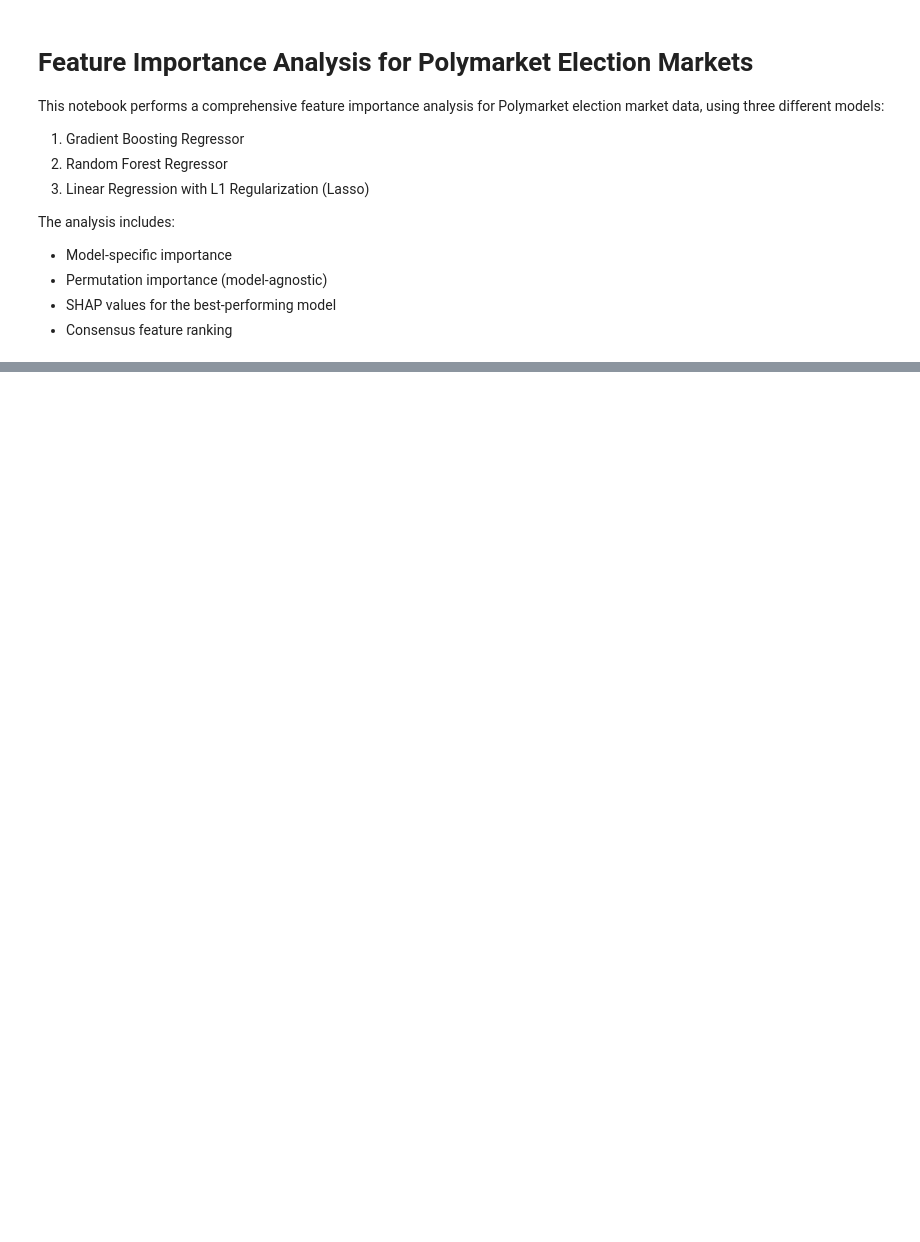
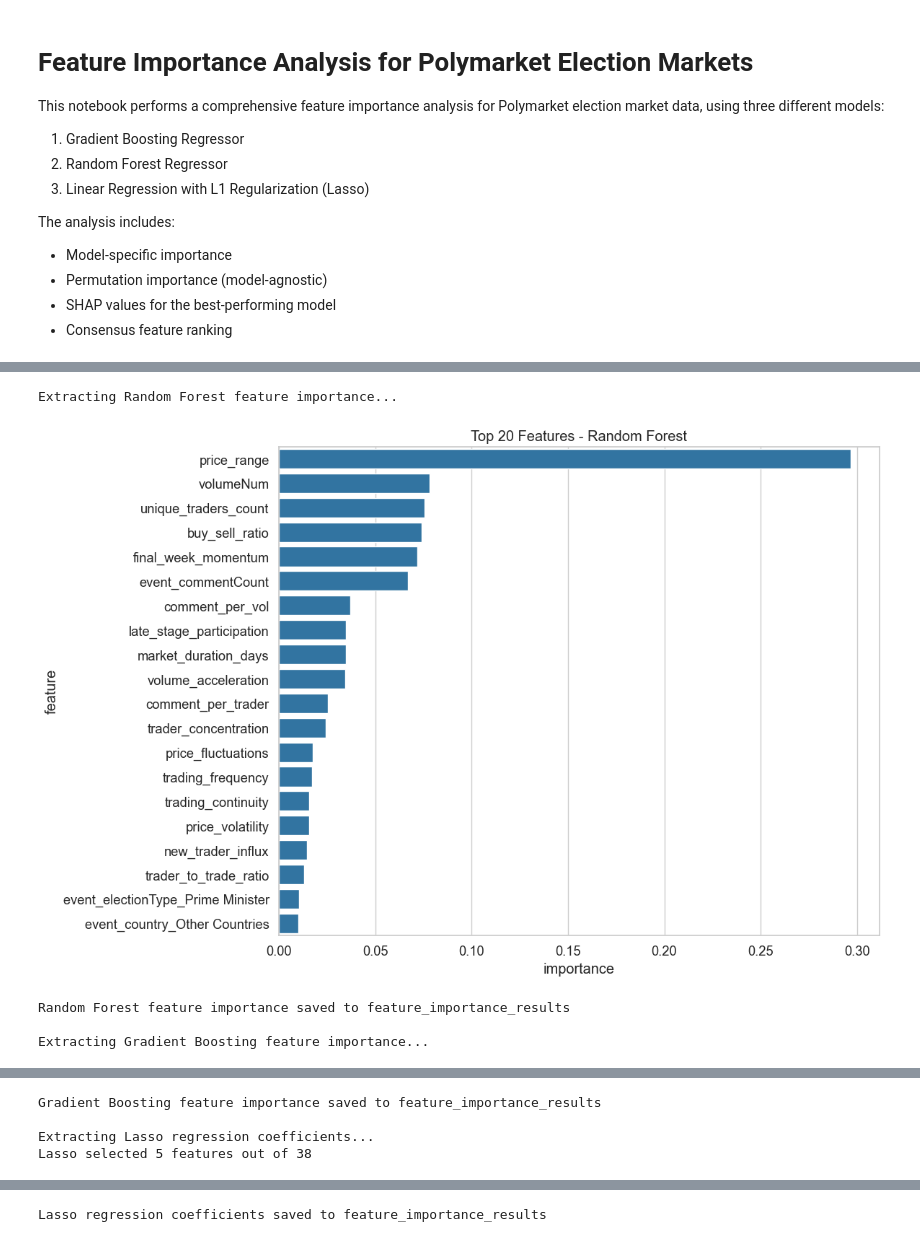
Before and after one commit to helenwu75/model_training, a Jupyter notebook: feature_importance_analysis.ipynb, the cells around one changed output, grey strips where cells are left out. Saved outputs shown, nothing was run; the diff lists cells and outputs as text; code cells hidden in the pictures; blank space fills up the shorter version.

```diff
--- a/feature_importance_analysis.ipynb
+++ b/feature_importance_analysis.ipynb
@@ -44,0 +288,26 @@ print(f"Analysis started at: {timestamp}")
+# %%
+def analyze_gb_importance(model, feature_names):
+    """Extract feature importance from Gradient Boosting model"""
+    if not isinstance(model, GradientBoostingRegressor):
+        print("Model is not a Gradient Boosting Regressor. Skipping this analysis.")
+        return None
+
+    print("\nExtracting Gradient Boosting feature importance...")
+    gb_importances = pd.DataFrame({
+        'feature': feature_names,
+        'importance': model.feature_importances_
+    }).sort_values('importance', ascending=False)
+
+    plt.figure(figsize=(12, 8))
+    sns.barplot(x='importance', y='feature', data=gb_importances.head(20))
+    plt.title('Top 20 Features - Gradient Boosting')
+    plt.tight_layout()
+    output_path = os.path.join(OUTPUT_DIR, 'gb_feature_importance.png')
+    plt.savefig(output_path, dpi=300)
+    plt.show()
+
+    # Save importance scores
+    gb_importances.to_csv(os.path.join(OUTPUT_DIR, 'gb_feature_importance.csv'), index=False)
+    print(f"Gradient Boosting feature importance saved to {OUTPUT_DIR}")
+
+    return gb_importances
@@ -44,0 +351,25 @@ print(f"Analysis started at: {timestamp}")
+# %%
+# Extract feature importance for each model
+if 'Random Forest' in results:
+    rf_importance = analyze_rf_importance(results['Random Forest']['model'], feature_names)
+    if rf_importance is not None:
+        importance_methods['Random Forest'] = rf_importance
+
+if 'Gradient Boosting' in results:
+    gb_importance = analyze_gb_importance(results['Gradient Boosting']['model'], feature_names)
+    if gb_importance is not None:
+        importance_methods['Gradient Boosting'] = gb_importance
+
+if 'Lasso Regression' in results:
+    lasso_importance = analyze_lasso_coefficients(results['Lasso Regression']['model'], feature_names)
+    # For lasso, use absolute coefficient value
+    if lasso_importance is not None:
+        lasso_imp = lasso_importance.copy()
+        lasso_imp = lasso_imp[['feature', 'abs_coef']].rename(columns={'abs_coef': 'importance'})
+        importance_methods['Lasso Regression'] = lasso_imp
+# %% [output]
+Extracting Random Forest feature importance...
+[figure, added]
+Random Forest feature importance saved to feature_importance_results
+
+Extracting Gradient Boosting feature importance...
@@ -44,0 +377,4 @@ print(f"Analysis started at: {timestamp}")
+Gradient Boosting feature importance saved to feature_importance_results
+
+Extracting Lasso regression coefficients...
+Lasso selected 5 features out of 38
@@ -44,0 +382 @@ print(f"Analysis started at: {timestamp}")
+Lasso regression coefficients saved to feature_importance_results
```
Also changed, not shown: parts of 27 cells of this notebook.
